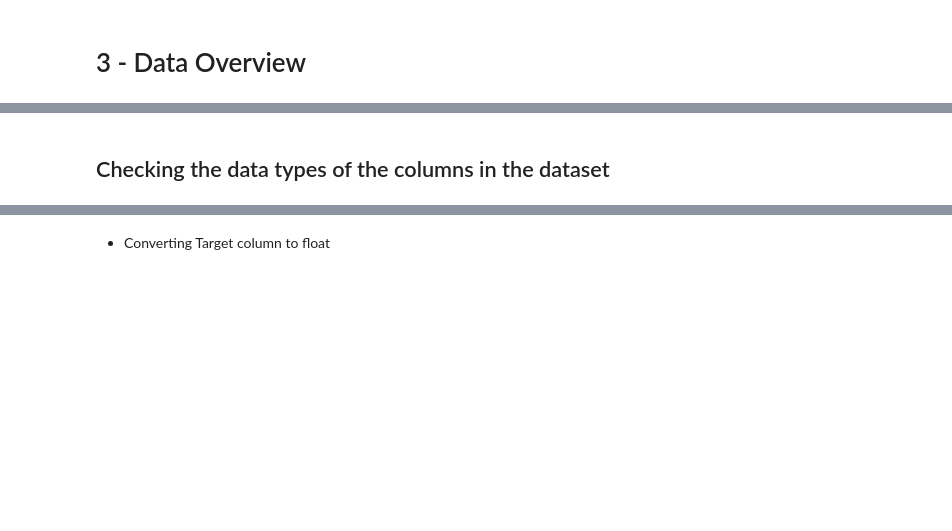
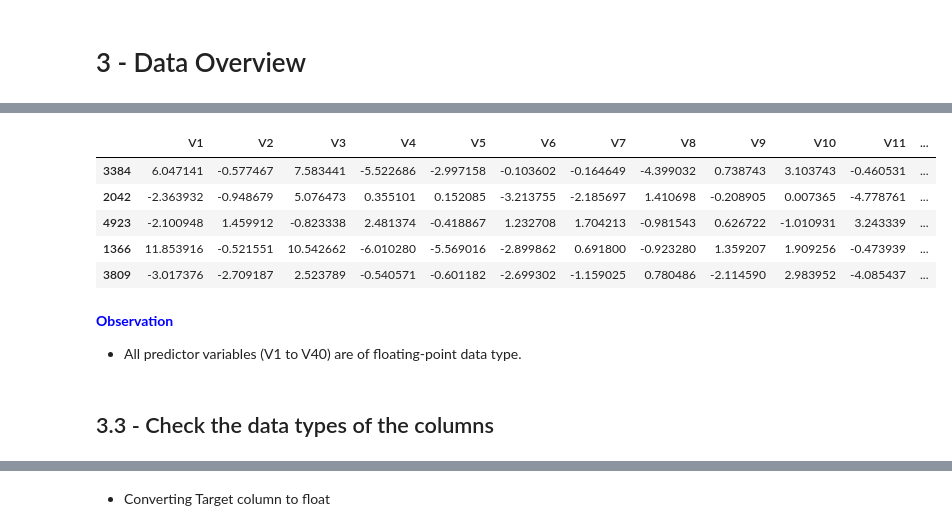
Before and after one commit to RashmiJK/PGP-AIML-ReneWind-NN, a Jupyter notebook: renewind_nn.ipynb, the cells around one changed output, grey strips where cells are left out. Saved outputs shown, nothing was run; the diff lists cells and outputs as text; code cells hidden in the pictures; blank space fills up the shorter version.

```diff
--- a/renewind_nn.ipynb
+++ b/renewind_nn.ipynb
@@ -131,4 +168,17 @@ data_test.______
+# %%
+# View the random 5 rows of the data_test
+data_test.sample(5)
+# %% [output]
+|  | V1 | V2 | V3 | V4 | V5 | V6 | V7 | V8 | V9 | V10 | V11 | ... |
+| 3384 | 6.047141 | -0.577467 | 7.583441 | -5.522686 | -2.997158 | -0.103602 | -0.164649 | -4.399032 | 0.738743 | 3.103743 | -0.460531 | ... |
+| 2042 | -2.363932 | -0.948679 | 5.076473 | 0.355101 | 0.152085 | -3.213755 | -2.185697 | 1.410698 | -0.208905 | 0.007365 | -4.778761 | ... |
+| 4923 | -2.100948 | 1.459912 | -0.823338 | 2.481374 | -0.418867 | 1.232708 | 1.704213 | -0.981543 | 0.626722 | -1.010931 | 3.243339 | ... |
+| 1366 | 11.853916 | -0.521551 | 10.542662 | -6.010280 | -5.569016 | -2.899862 | 0.691800 | -0.923280 | 1.359207 | 1.909256 | -0.473939 | ... |
+| 3809 | -3.017376 | -2.709187 | 2.523789 | -0.540571 | -0.601182 | -2.699302 | -1.159025 | 0.780486 | -2.114590 | 2.983952 | -4.085437 | ... |
+# %% [markdown]
+<span style="color: blue;"> **Observation**</span>
+* All predictor variables (V1 to V40) are of floating-point data type.
 # %% [markdown]
-## Checking the data types of the columns in the dataset
+## 3.3 - Check the data types of the columns
 # %%
 # View the data types of the columns in the train data
```
Also changed, not shown: parts of 20 cells of this notebook.
